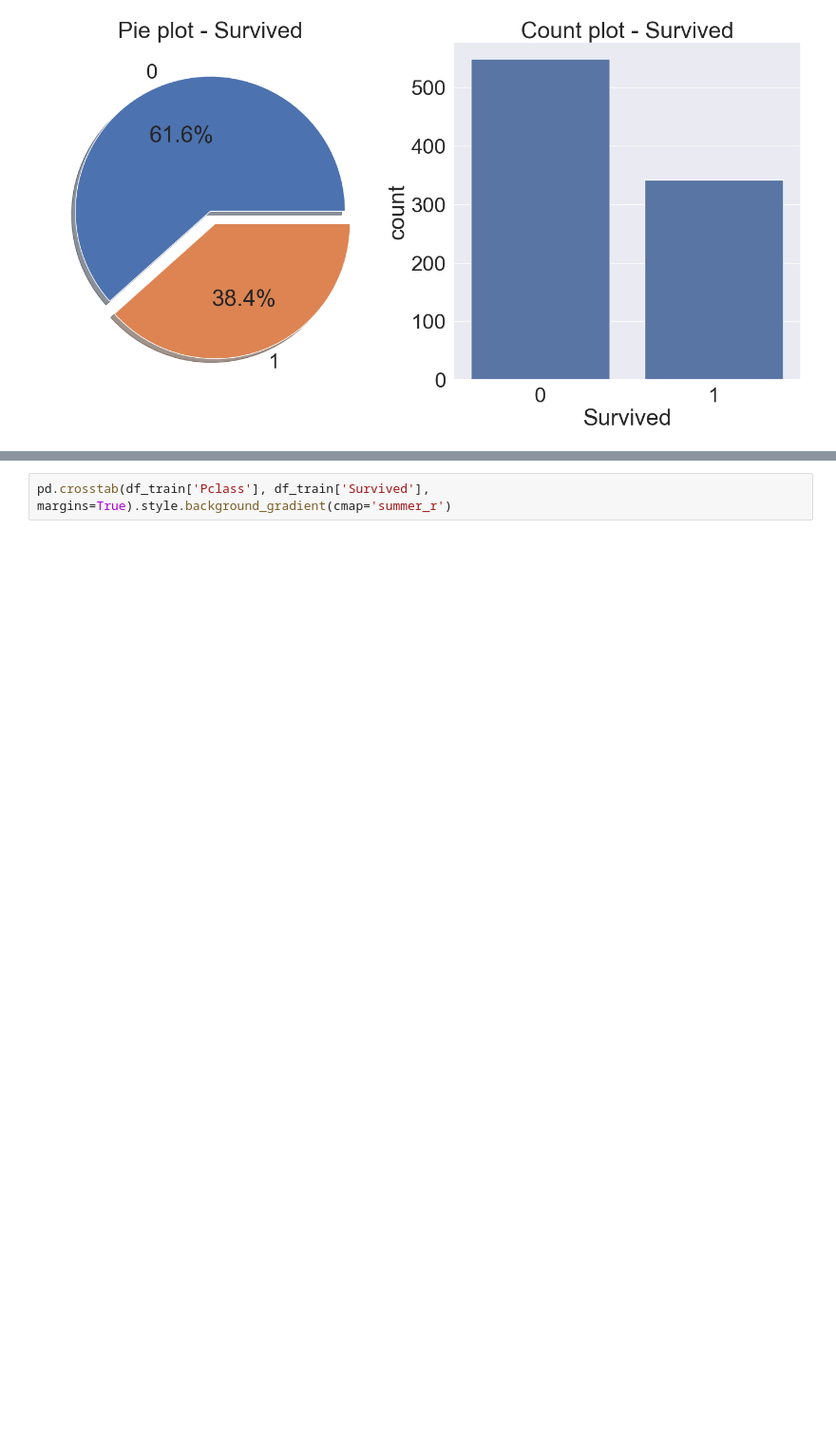
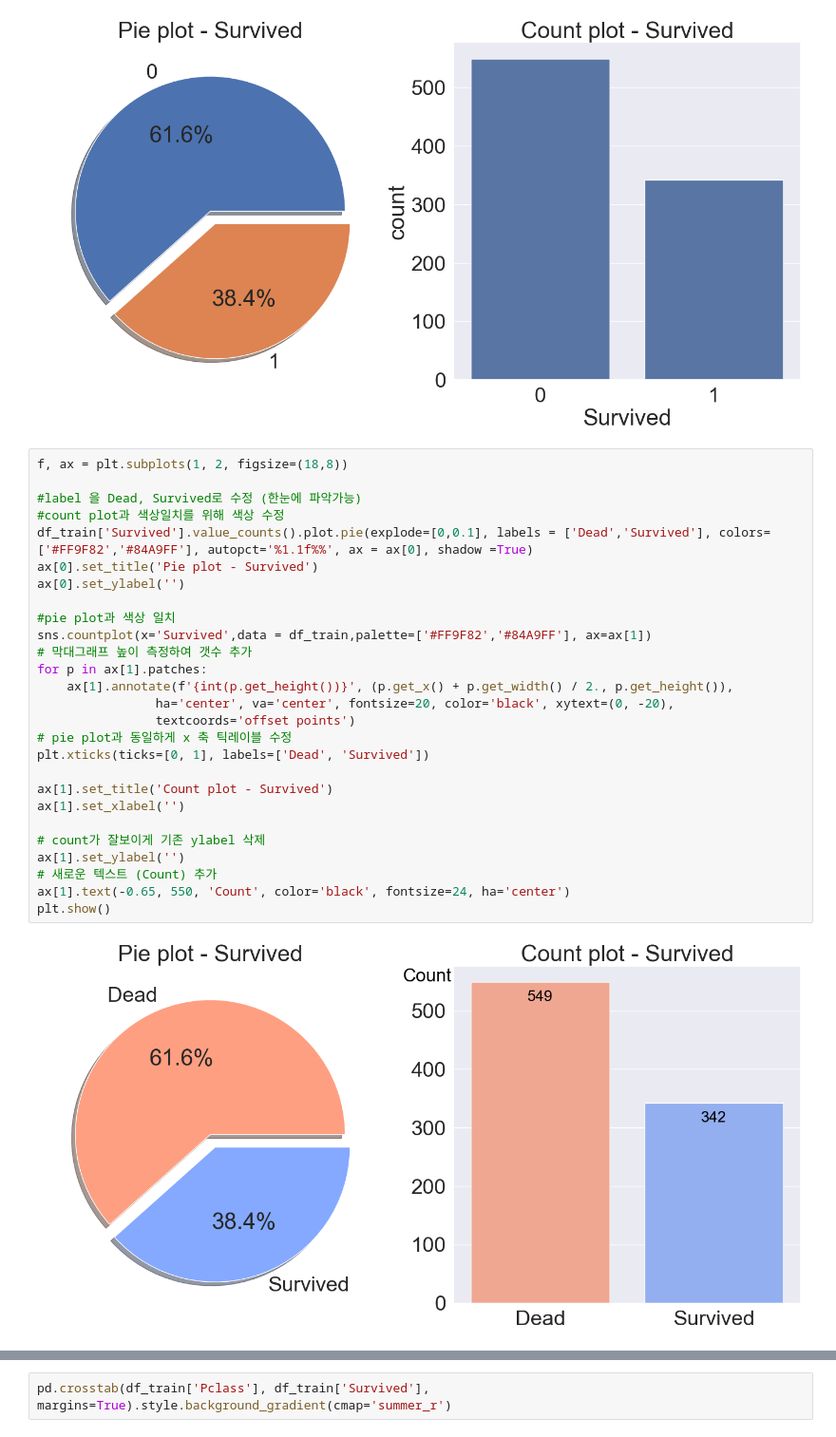
Before and after one commit to applesatang/Kaggle, a Jupyter notebook: 01_Titanic/Titanic_Study.ipynb, the cells around one changed output, grey strips where cells are left out. Shown at 95% size. Cells and saved outputs as stored; diff of their text form; blank space fills up the shorter version.

```diff
--- a/01_Titanic/Titanic_Study.ipynb
+++ b/01_Titanic/Titanic_Study.ipynb
@@ -142,4 +150,33 @@ ax[1].set_title('Count plot - Survived')
 plt.show()
 # %% [output]
 [figure]
+# %%
+f, ax = plt.subplots(1, 2, figsize=(18,8))
+
+#label 을 Dead, Survived로 수정 (한눈에 파악가능)
+#count plot과 색상일치를 위해 색상 수정
+df_train['Survived'].value_counts().plot.pie(explode=[0,0.1], labels = ['Dead','Survived'], colors=['#FF9F82','#84A9FF'], autopct='%1.1f%%', ax = ax[0], shadow =True)
+ax[0].set_title('Pie plot - Survived')
+ax[0].set_ylabel('')
+
+#pie plot과 색상 일치
+sns.countplot(x='Survived',data = df_train,palette=['#FF9F82','#84A9FF'], ax=ax[1])
+# 막대그래프 높이 측정하여 갯수 추가
+for p in ax[1].patches:
+    ax[1].annotate(f'{int(p.get_height())}', (p.get_x() + p.get_width() / 2., p.get_height()),
+                ha='center', va='center', fontsize=20, color='black', xytext=(0, -20),
+                textcoords='offset points')
+# pie plot과 동일하게 x 축 틱레이블 수정
+plt.xticks(ticks=[0, 1], labels=['Dead', 'Survived'])
+
+ax[1].set_title('Count plot - Survived')
+ax[1].set_xlabel('')
+
+# count가 잘보이게 기존 ylabel 삭제
+ax[1].set_ylabel('')
+# 새로운 텍스트 (Count) 추가
+ax[1].text(-0.65, 550, 'Count', color='black', fontsize=24, ha='center')
+plt.show()
+# %% [output]
+[figure, added]
 # %%
```
Also changed, not shown: parts of 36 cells of this notebook.
